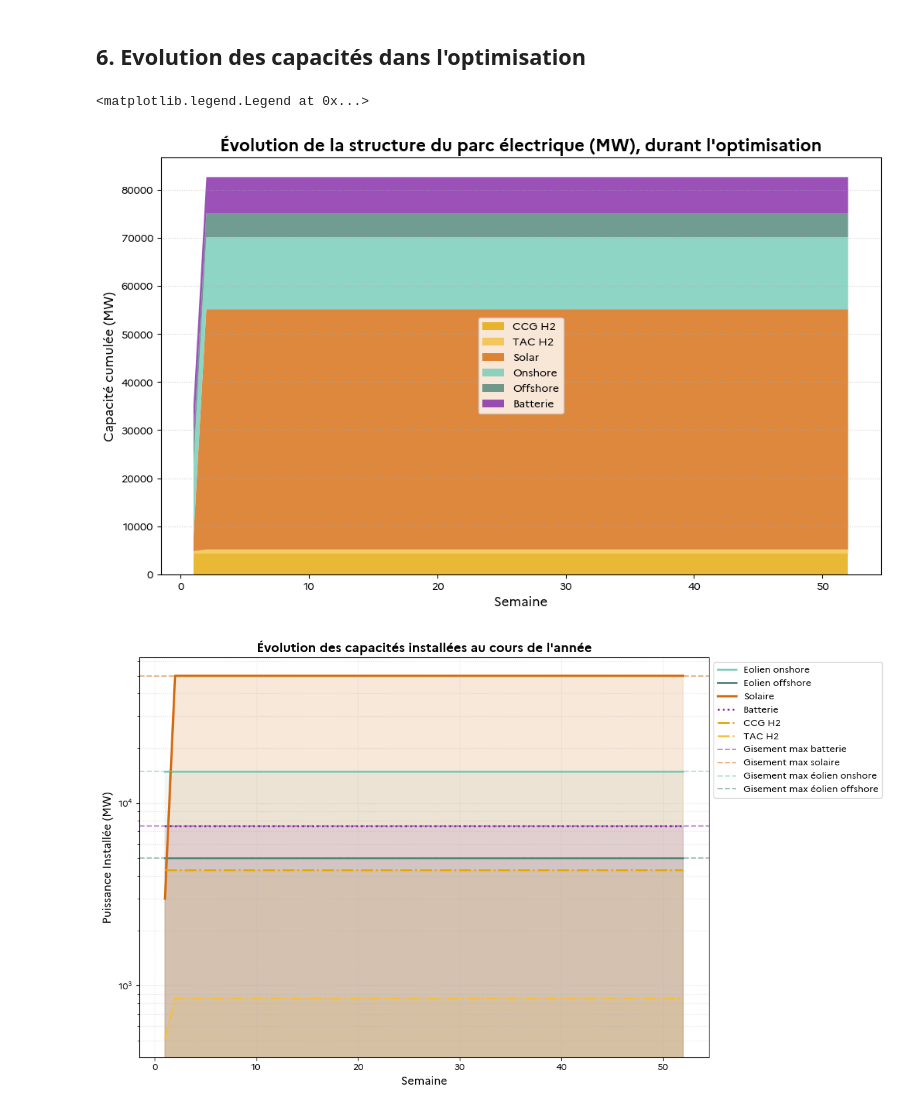
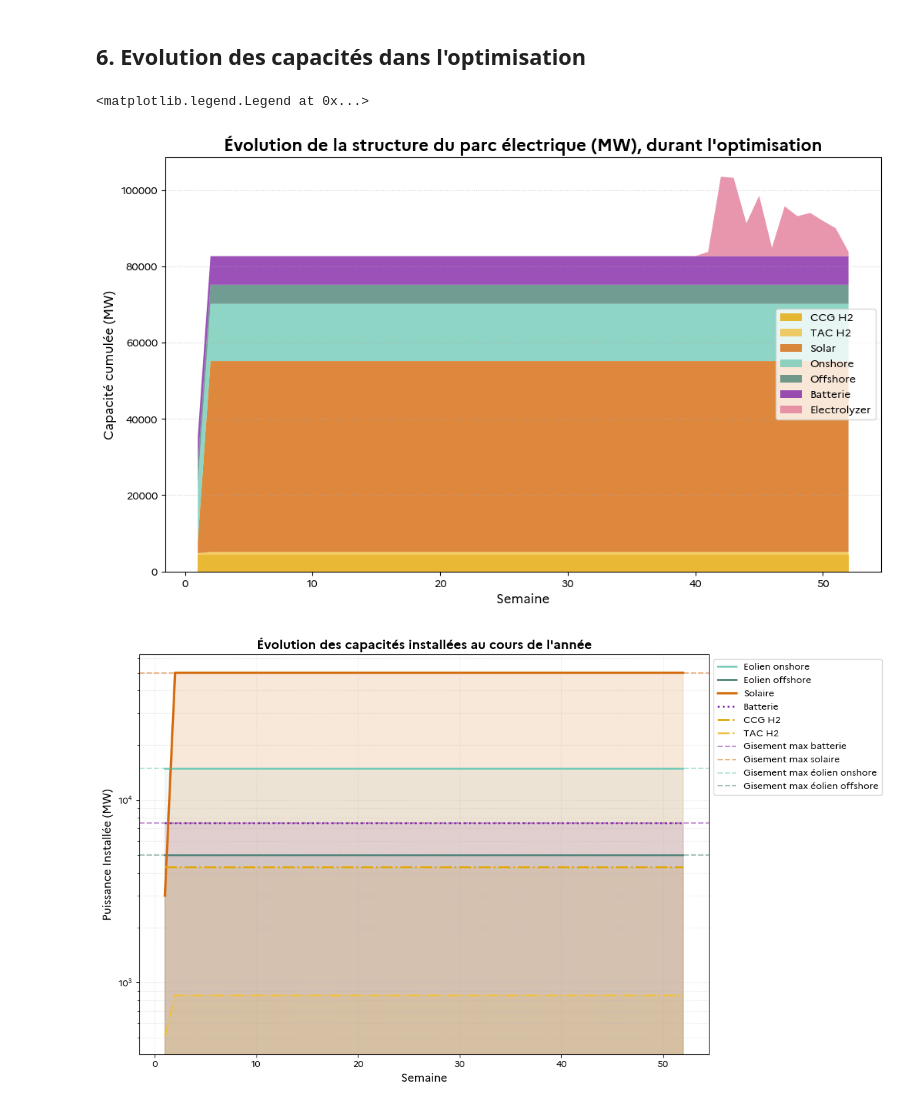
Before and after one commit to alextonon/ETE305_Optimization_Study, a Jupyter notebook: analysis_with_optimization.ipynb, the cells around one changed output. Drawn from its saved outputs; the diff is of its cells as text; code cells hidden in the pictures.

Commit message:
premeir result electrolyse (c pas ouf)

```diff
--- a/analysis_with_optimization.ipynb
+++ b/analysis_with_optimization.ipynb
@@ -668,6 +668,7 @@ onshore = evolution_parc["capacites_MW"]["onshore"]
 offshore = evolution_parc["capacites_MW"]["offshore"]
 solar = evolution_parc["capacites_MW"]["solar"]
 battery = evolution_parc["capacites_MW"]["battery"]
+electrolyzer = evolution_parc["capacites_MW"]["electrolyzer"]
 
 
 ccg = [val * 430.0 for val in evolution_parc["H2"]["CCG"].get("nombre_installees", [0])]
@@ -675,20 +676,20 @@ tac = [val * 85.0 for val in evolution_parc["H2"]["TAC"].get("nombre_installees"
 # %%
 plt.figure(figsize=(12, 7))
 
 # On empile les données
-plt.stackplot(weeks, ccg, tac, solar,onshore, offshore, battery,
-              labels=["CCG H2", "TAC H2", "Solar", "Onshore", "Offshore", "Batterie"],
-              colors=[palette["H2_CCG"], palette["H2_TAC"], palette["Solar"], palette["Onshore"], palette["Offshore"], palette["Battery"]],
+plt.stackplot(weeks, ccg, tac, solar,onshore, offshore, battery, electrolyzer,
+              labels=["CCG H2", "TAC H2", "Solar", "Onshore", "Offshore", "Batterie", "Electrolyzer"],
+              colors=[palette["H2_CCG"], palette["H2_TAC"], palette["Solar"], palette["Onshore"], palette["Offshore"], palette["Battery"], palette["Electrolyse"]],
               alpha=0.8)
 
 plt.title("Évolution de la structure du parc électrique (MW), durant l'optimisation")
 plt.ylabel("Capacité cumulée (MW)")
 plt.xlabel("Semaine")
 plt.grid(axis='y', linestyle=':', alpha=0.6)
 plt.legend()
 # %% [output]
 <matplotlib.legend.Legend at 0x...>
-[figure, old version]
+[figure, new version]
 # %%
 import matplotlib.pyplot as plt
 
```
Also changed, not shown: parts of 2 cells of this notebook, 5 other files.
